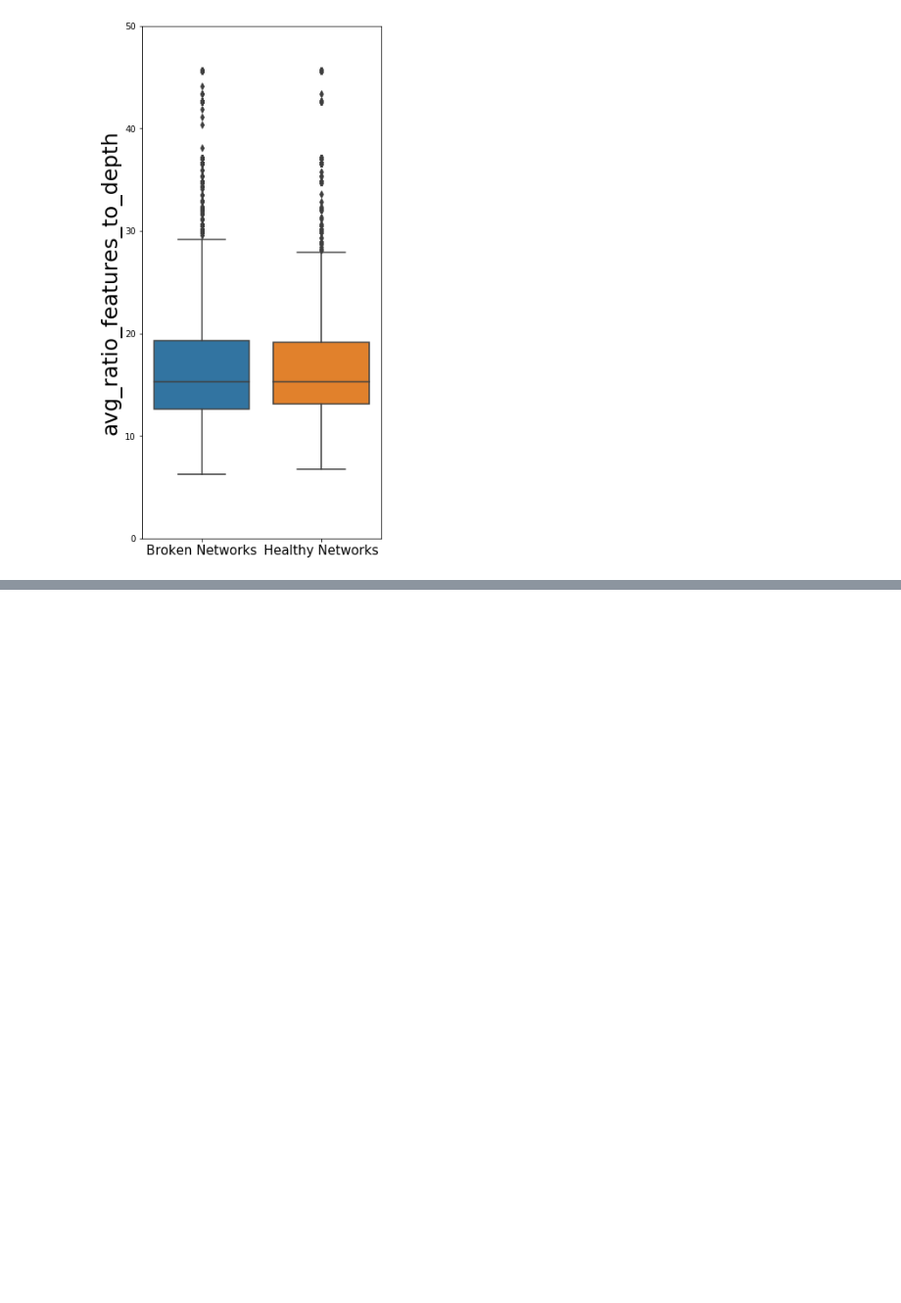
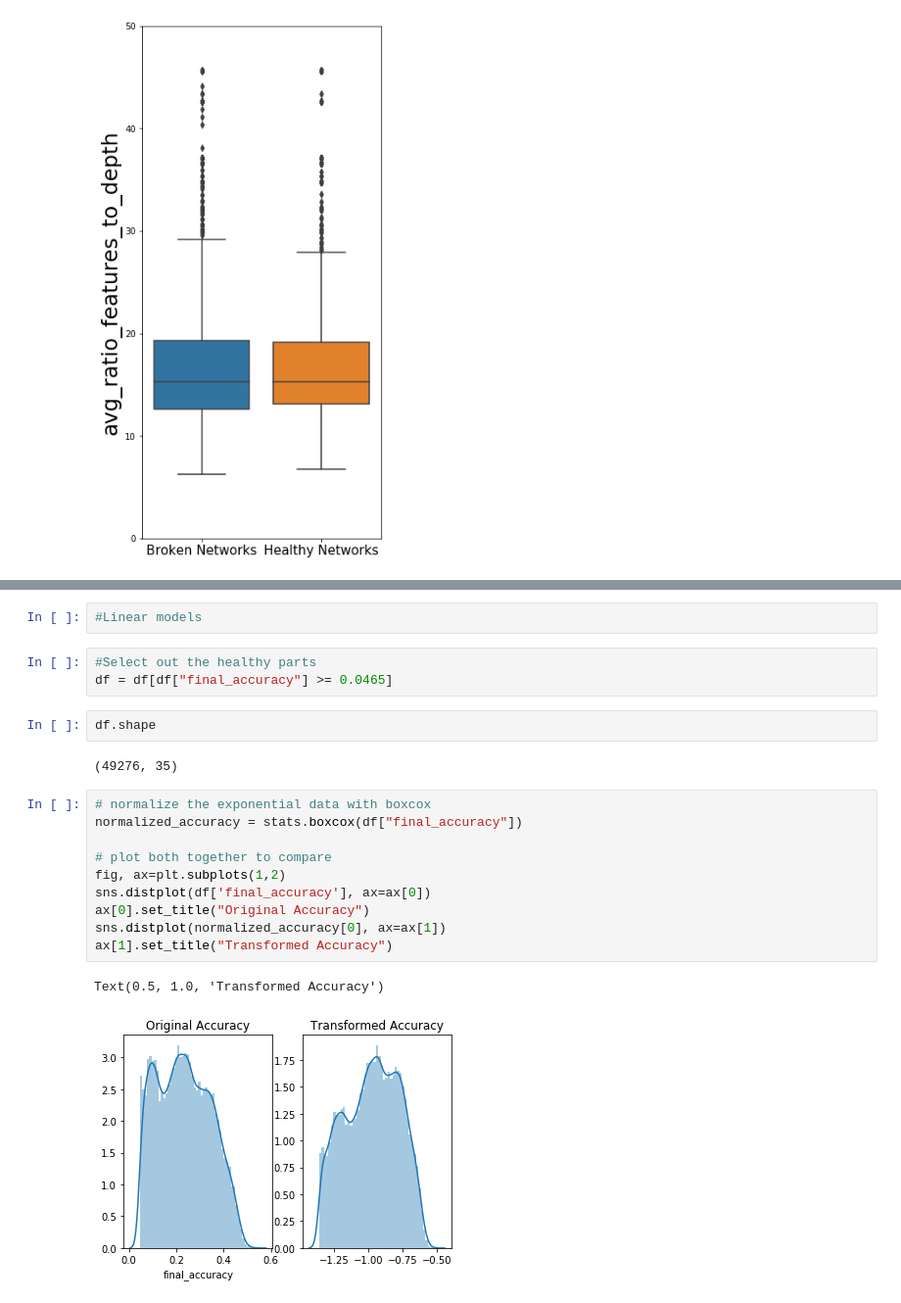
Before and after one commit to Duchstf/CNN-Architectural-Analysis, a Jupyter notebook: MINERvA-Vertex-Finding/Code/First-population-analysis.ipynb, the cells around one changed output, grey strips where cells are left out. Shown: that part at 98% size. Drawn from its saved outputs; the diff is of its cells as text; blank space fills up the shorter version.

```diff
--- a/MINERvA-Vertex-Finding/Code/First-population-analysis.ipynb
+++ b/MINERvA-Vertex-Finding/Code/First-population-analysis.ipynb
@@ -227,0 +301,22 @@ Text(0.5, 0, '')
+# %%
+#Linear models
+# %%
+#Select out the healthy parts
+df = df[df["final_accuracy"] >= 0.0465]
+# %%
+df.shape
+# %% [output]
+(49276, 35)
+# %%
+# normalize the exponential data with boxcox
+normalized_accuracy = stats.boxcox(df["final_accuracy"])
+
+# plot both together to compare
+fig, ax=plt.subplots(1,2)
+sns.distplot(df['final_accuracy'], ax=ax[0])
+ax[0].set_title("Original Accuracy")
+sns.distplot(normalized_accuracy[0], ax=ax[1])
+ax[1].set_title("Transformed Accuracy")
+# %% [output]
+Text(0.5, 1.0, 'Transformed Accuracy')
+[figure, added]
```
Also changed, not shown: parts of 9 cells of this notebook, 1 other file.
